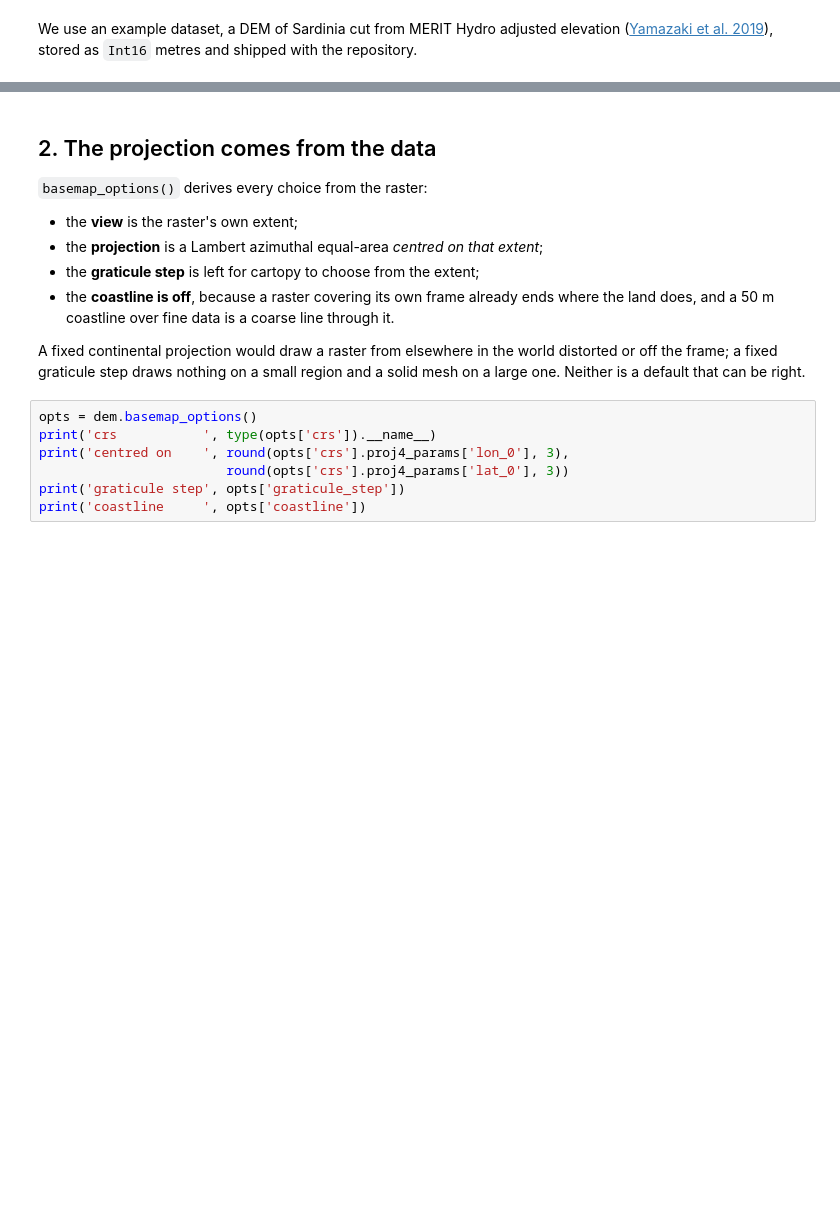
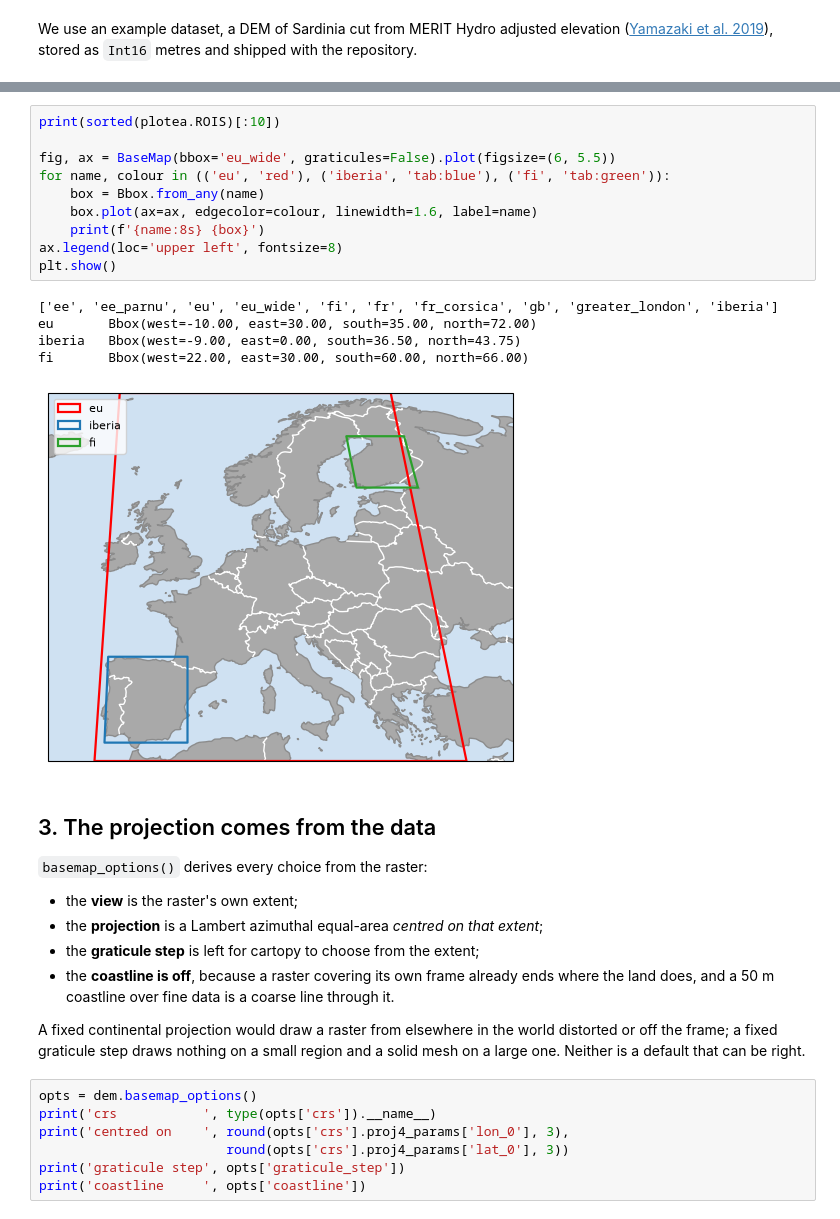
Before and after one commit to kmch/ploTea, a Jupyter notebook: notebooks/plotea.ipynb, the cells around one changed output, grey strips where cells are left out. Cells and saved outputs as stored; diff of their text form; blank space fills up the shorter version.

```diff
--- a/notebooks/plotea.ipynb
+++ b/notebooks/plotea.ipynb
@@ -136,5 +183,21 @@ max_px=300  -> (300, 214)
+# %%
+print(sorted(plotea.ROIS)[:10])
+
+fig, ax = BaseMap(bbox='eu_wide', graticules=False).plot(figsize=(6, 5.5))
+for name, colour in (('eu', 'red'), ('iberia', 'tab:blue'), ('fi', 'tab:green')):
+    box = Bbox.from_any(name)
+    box.plot(ax=ax, edgecolor=colour, linewidth=1.6, label=name)
+    print(f'{name:8s} {box}')
+ax.legend(loc='upper left', fontsize=8)
+plt.show()
+# %% [output]
+['ee', 'ee_parnu', 'eu', 'eu_wide', 'fi', 'fr', 'fr_corsica', 'gb', 'greater_london', 'iberia']
+eu       Bbox(west=-10.00, east=30.00, south=35.00, north=72.00)
+iberia   Bbox(west=-9.00, east=0.00, south=36.50, north=43.75)
+fi       Bbox(west=22.00, east=30.00, south=60.00, north=66.00)
+[figure, added]
 # %% [markdown]
-## 2. The projection comes from the data
+## 3. The projection comes from the data
 
 `basemap_options()` derives every choice from the raster:
 
```
Also changed, not shown: parts of 29 cells of this notebook, 2 other files.
